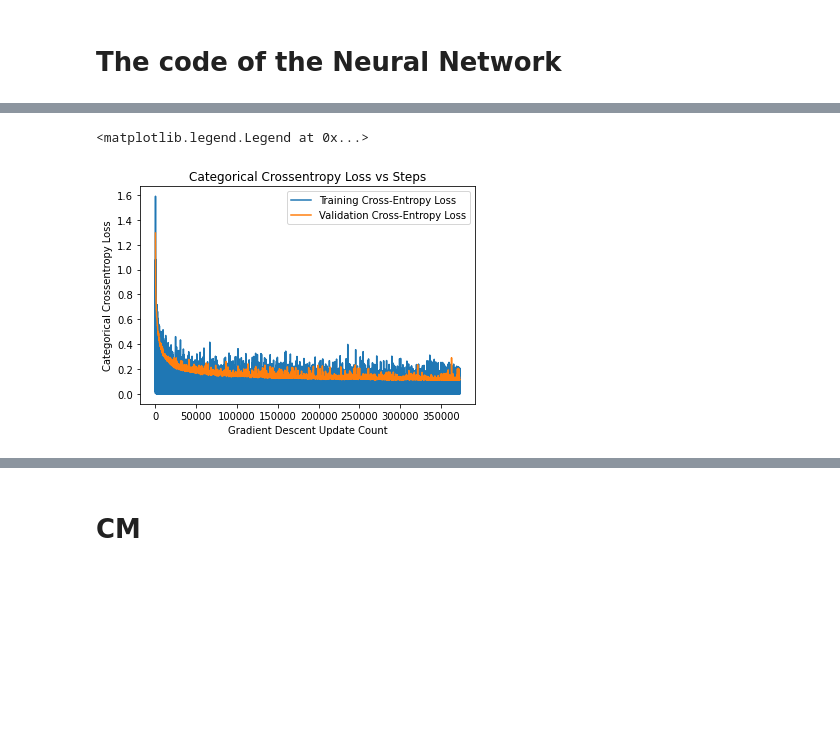
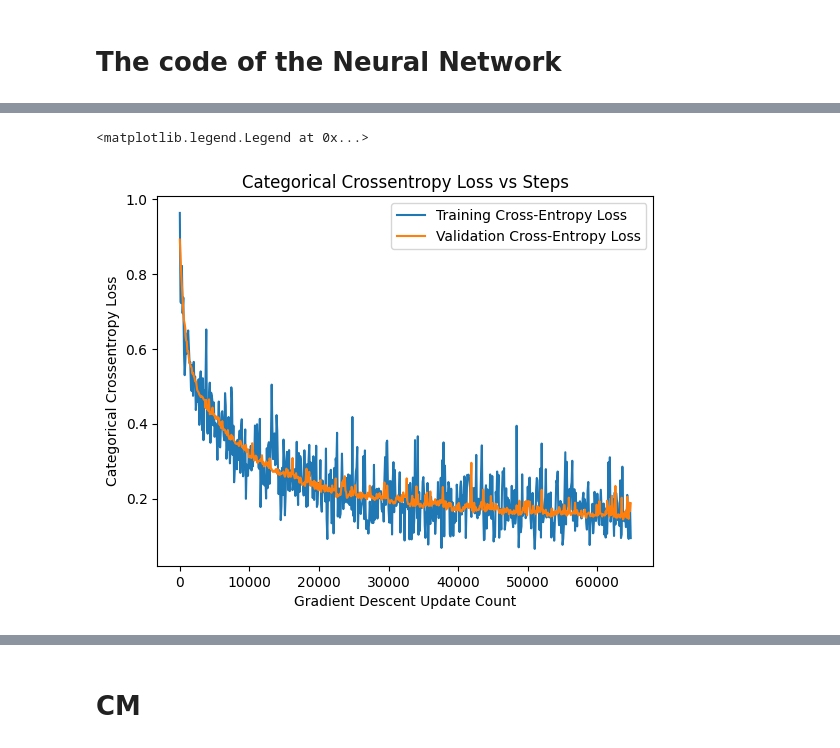
Before and after one commit to IlterOnatKorkmaz/Classification-of-Stellar-Objects-by-Using-Data-from-Sloan-Digital-Sky-Survey, a Jupyter notebook: NeuralNetwork.ipynb, the cells around one changed output, grey strips where cells are left out. Saved outputs shown, nothing was run; the diff lists cells and outputs as text; code cells hidden in the pictures; blank space fills up the shorter version.

Commit message:
changed error saving
changed error saving

```diff
--- a/NeuralNetwork.ipynb
+++ b/NeuralNetwork.ipynb
@@ -197,15 +199,15 @@ model.train(train_x,train_y,epoch=5,learning_rate=0.001,val_size=5000)
 # %%
 import matplotlib.pyplot as plt
 fig, ax = plt.subplots()
 plt.title("Categorical Crossentropy Loss vs Steps")
 plt.xlabel("Gradient Descent Update Count")
 plt.ylabel("Categorical Crossentropy Loss")
-plt.plot(range(len(model.error_list)),model.error_list)
+plt.plot(np.arange(len(model.error_list))*bacth_size,model.error_list)
 plt.plot(np.arange(len(model.val_error_list))*bacth_size,model.val_error_list)
 plt.legend(["Training Cross-Entropy Loss","Validation Cross-Entropy Loss"])
 # %% [output]
 <matplotlib.legend.Legend at 0x...>
-[figure, old version]
+[figure, new version]
 # %%
 truth = np.argmax(test_y,axis=1)
 pred = np.argmax(model.predict(test_x),axis=0)
```
Also changed, not shown: parts of 3 cells of this notebook.
